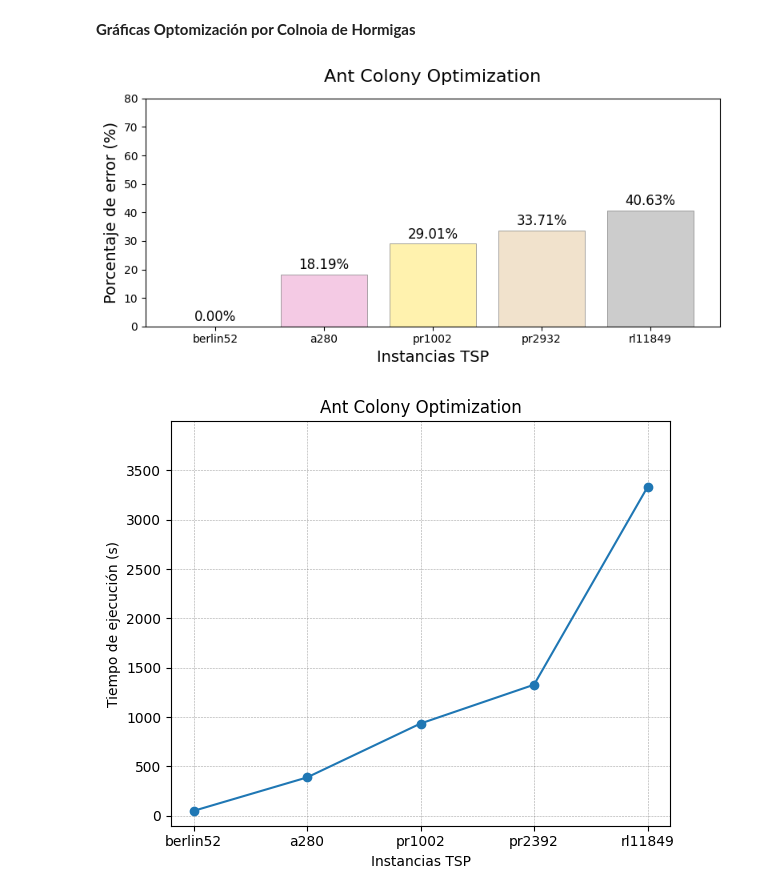
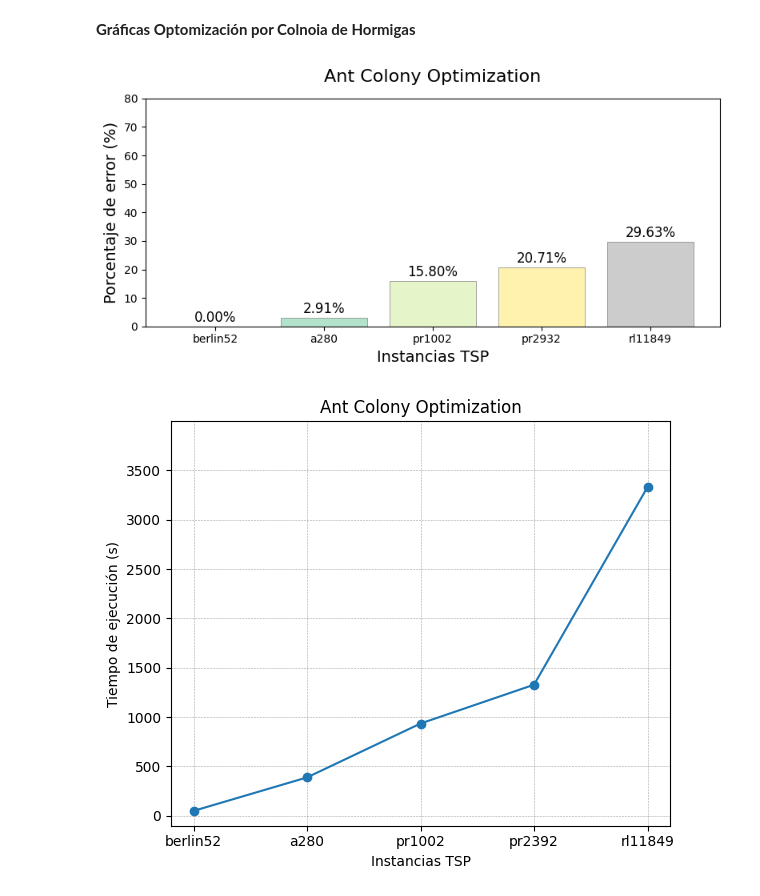
Before and after one commit to PabloMendieta03/TSP_Classical_Solutions, a Jupyter notebook: classical_solution.ipynb, the cells around one changed output. Saved outputs shown, nothing was run; the diff lists cells and outputs as text; code cells hidden in the pictures.

```diff
--- a/classical_solution.ipynb
+++ b/classical_solution.ipynb
@@ -922,39 +922,39 @@ tsp_names = ['berlin52', 'a280', 'pr1002', 'pr2932', 'rl11849']
 porcentaje_error_ACO_berlin52 = 0
 porcentaje_error_ACO_280 = 2.91
 porcentaje_error_ACO_pr = 15.80
-porcentaje_error_ACO_pr2 = 33.71
-porcentaje_error_ACO_rl = 40.63
+porcentaje_error_ACO_pr2 = 20.71
+porcentaje_error_ACO_rl = 29.63
 
 errors = [porcentaje_error_ACO_berlin52, porcentaje_error_ACO_280, porcentaje_error_ACO_pr, porcentaje_error_ACO_pr2, porcentaje_error_ACO_rl]
 
 # Normalizar errores a [0,1] para el mapeo de colores
 norm = plt.Normalize(min(errors), max(errors))
 cmap = plt.cm.Pastel2
 colors = cmap(norm(errors))
 
 plt.figure(figsize=(8, 4))
 bars = plt.bar(tsp_names, errors, color=colors, edgecolor='gray', linewidth=.5)
 
 # Añadir etiquetas de valor sobre cada barra
 for bar, err in zip(bars, errors):
     height = bar.get_height()
     plt.text(
         bar.get_x() + bar.get_width() / 2,
         height + max(errors)*0.02,
         f'{err:.2f}%',
         ha='center', va='bottom',
         fontsize=12,
         color='black'
     )
 
 plt.title('Ant Colony Optimization', fontsize=16, pad=15)
 plt.xlabel('Instancias TSP', fontsize=14)
 plt.ylabel('Porcentaje de error (%)', fontsize=14)
 plt.ylim(0, 80)
 plt.tight_layout()
 plt.show()
 # %% [output]
-[figure, old version]
+[figure, new version]
 # %%
 fig, ax = plt.subplots(figsize=(6, 5))
 
```
Also changed, not shown: parts of 7 cells of this notebook, 3 other files.
